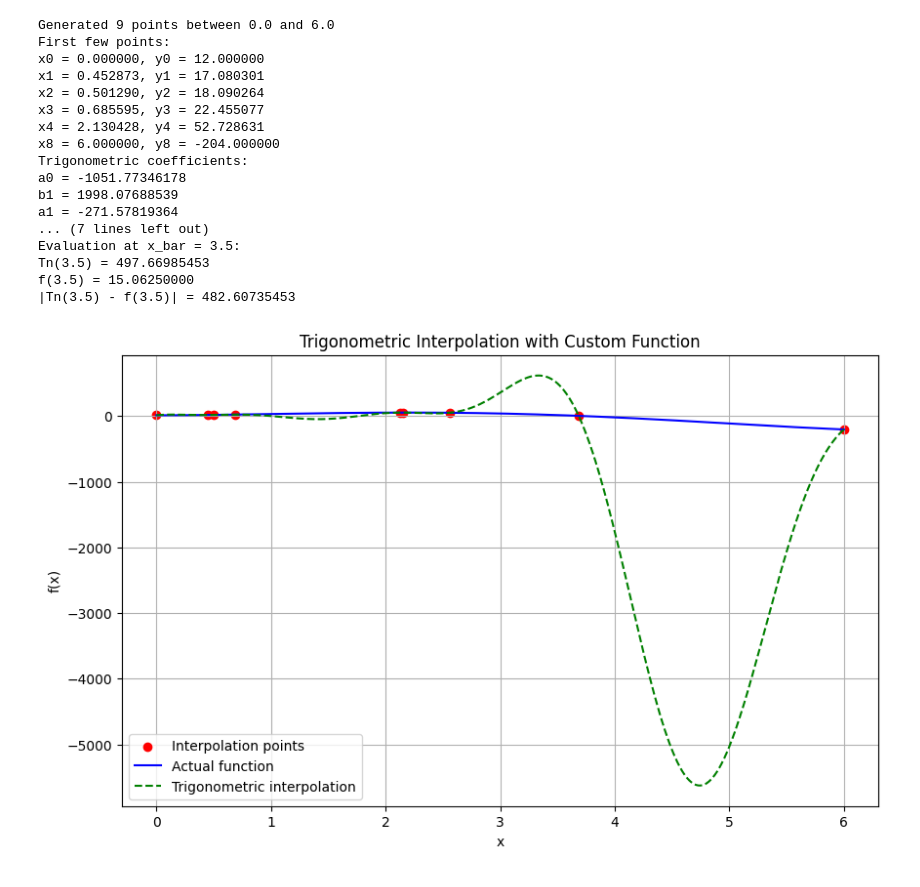
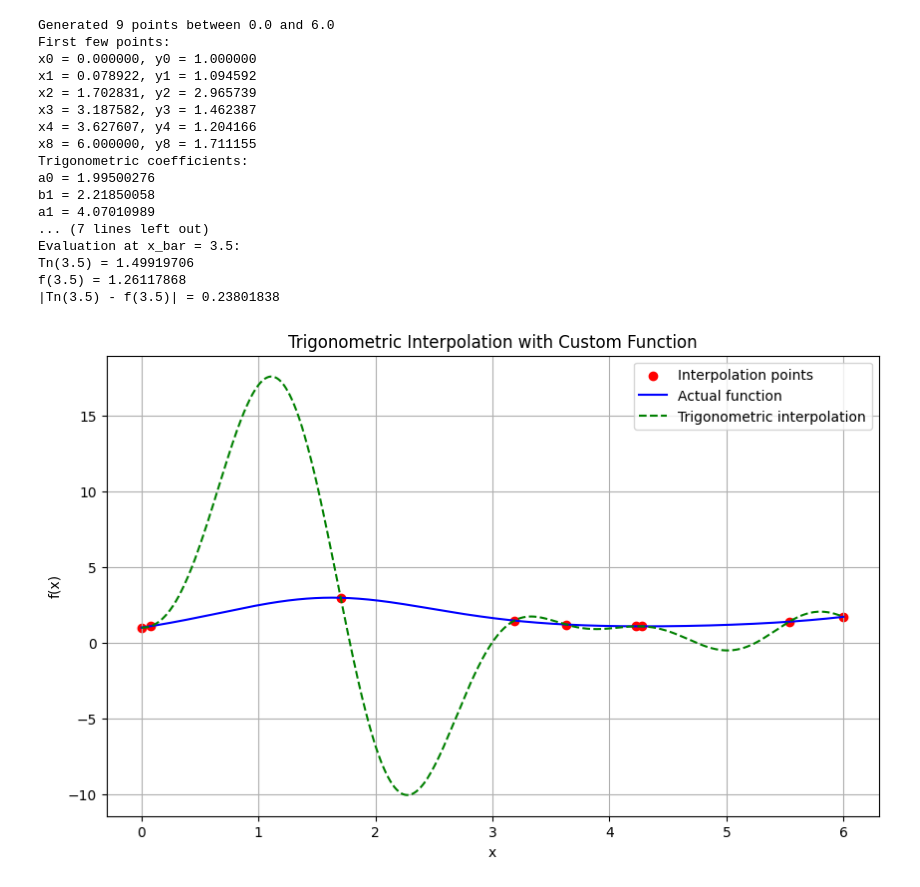
Before and after one commit to Mihaii2/CN, a Jupyter notebook: Homework6/Homework6.ipynb, the cells around one changed output. Cells and saved outputs as stored; diff of their text form; code cells hidden in the pictures.

```diff
--- a/Homework6/Homework6.ipynb
+++ b/Homework6/Homework6.ipynb
@@ -299,7 +299,7 @@ def custom_function(x):
 
 # Choose a periodic function
 # Add the custom function to the dictionary
-function_dict[5] = f1
+function_dict[5] = custom_function
 
 # Test with the custom function
 func = select_function(5)
@@ -319,46 +319,46 @@ x_bar = 3.5
 actual_value = func(x_bar)
 trig_value = evaluate_trigonometric(trig_coeffs, x_bar)
 error = abs(trig_value - actual_value)
 
 print(f"\nEvaluation at x_bar = {x_bar}:")
 print(f"Tn({x_bar}) = {trig_value:.8f}")
 print(f"f({x_bar}) = {actual_value:.8f}")
 print(f"|Tn({x_bar}) - f({x_bar})| = {error:.8f}")
 
 # Plot for visualization
 x_fine = np.linspace(x0, xn, 1000)
 y_actual = np.array([func(x) for x in x_fine])
 y_trig = np.array([evaluate_trigonometric(trig_coeffs, x) for x in x_fine])
 
 plt.figure(figsize=(10, 6))
 plt.scatter(x_points, y_points, color='red', label='Interpolation points')
 plt.plot(x_fine, y_actual, 'b-', label='Actual function')
 plt.plot(x_fine, y_trig, 'g--', label='Trigonometric interpolation')
 plt.title('Trigonometric Interpolation with Custom Function')
 plt.xlabel('x')
 plt.ylabel('f(x)')
 plt.legend()
 plt.grid(True)
 plt.show()
 # %% [output]
 Generated 9 points between 0.0 and 6.0
 First few points:
-x0 = 0.000000, y0 = 12.000000
-x1 = 0.452873, y1 = 17.080301
-x2 = 0.501290, y2 = 18.090264
-x3 = 0.685595, y3 = 22.455077
-x4 = 2.130428, y4 = 52.728631
-x8 = 6.000000, y8 = -204.000000
+x0 = 0.000000, y0 = 1.000000
+x1 = 0.078922, y1 = 1.094592
+x2 = 1.702831, y2 = 2.965739
+x3 = 3.187582, y3 = 1.462387
+x4 = 3.627607, y4 = 1.204166
+x8 = 6.000000, y8 = 1.711155
 Trigonometric coefficients:
-a0 = -1051.77346178
-b1 = 1998.07688539
-a1 = -271.57819364
+a0 = 1.99500276
+b1 = 2.21850058
+a1 = 4.07010989
 ... (7 lines left out)
 Evaluation at x_bar = 3.5:
-Tn(3.5) = 497.66985453
-f(3.5) = 15.06250000
-|Tn(3.5) - f(3.5)| = 482.60735453
+Tn(3.5) = 1.49919706
+f(3.5) = 1.26117868
+|Tn(3.5) - f(3.5)| = 0.23801838
-[figure, old version]
+[figure, new version]
 # %%
 def run_test_case(func_id, x0, xn, n, x_bar, case_name=""):
     """
```
Also changed, not shown: parts of 2 cells of this notebook.
